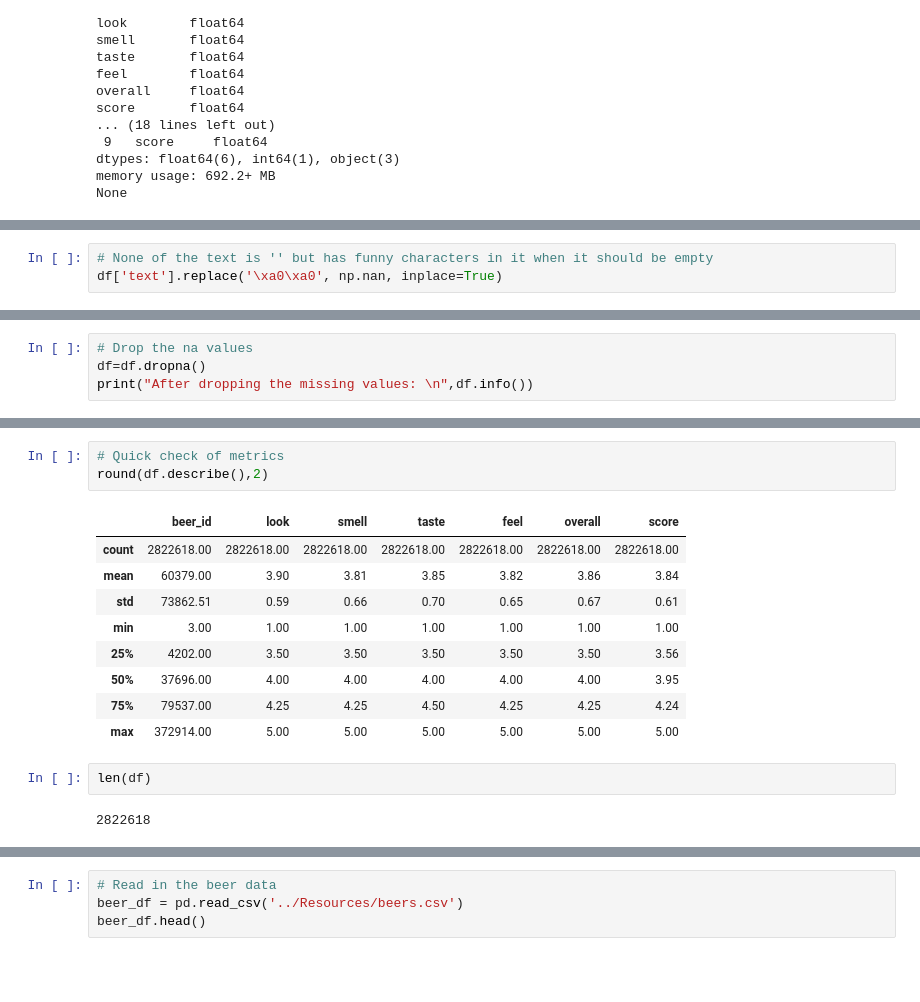
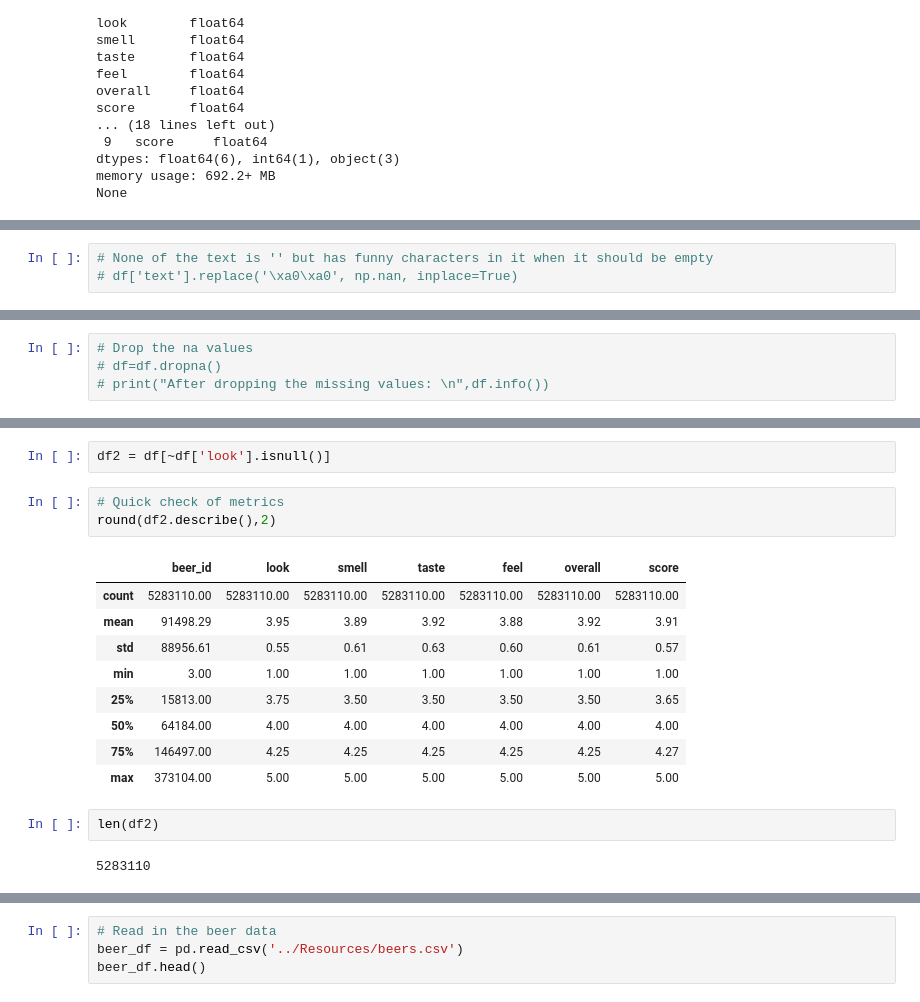
Before and after one commit to jenmusdat/BeerMachineLearning, a Jupyter notebook: Analysis/Jay-Beer-Data-Explore.ipynb, the cells around one changed output, grey strips where cells are left out. Drawn from its saved outputs; the diff is of its cells as text; blank space fills up the shorter version.

```diff
--- a/Analysis/Jay-Beer-Data-Explore.ipynb
+++ b/Analysis/Jay-Beer-Data-Explore.ipynb
@@ -49,4 +80,4 @@ None
 # %%
 # None of the text is '' but has funny characters in it when it should be empty
-df['text'].replace('\xa0\xa0', np.nan, inplace=True)
+# df['text'].replace('\xa0\xa0', np.nan, inplace=True)
 # %%
@@ -67,4 +85,4 @@ dtype: int64
 # %%
 # Drop the na values
-df=df.dropna()
-print("After dropping the missing values: \n",df.info())
+# df=df.dropna()
+# print("After dropping the missing values: \n",df.info())
@@ -111,17 +123,19 @@ df[df.duplicated(['beer_id', 'username'])]
+# %%
+df2 = df[~df['look'].isnull()]
 # %%
 # Quick check of metrics
-round(df.describe(),2)
+round(df2.describe(),2)
 # %% [output]
 |  | beer_id | look | smell | taste | feel | overall | score |
-| count | 2822618.00 | 2822618.00 | 2822618.00 | 2822618.00 | 2822618.00 | 2822618.00 | 2822618.00 |
-| mean | 60379.00 | 3.90 | 3.81 | 3.85 | 3.82 | 3.86 | 3.84 |
-| std | 73862.51 | 0.59 | 0.66 | 0.70 | 0.65 | 0.67 | 0.61 |
+| count | 5283110.00 | 5283110.00 | 5283110.00 | 5283110.00 | 5283110.00 | 5283110.00 | 5283110.00 |
+| mean | 91498.29 | 3.95 | 3.89 | 3.92 | 3.88 | 3.92 | 3.91 |
+| std | 88956.61 | 0.55 | 0.61 | 0.63 | 0.60 | 0.61 | 0.57 |
 | min | 3.00 | 1.00 | 1.00 | 1.00 | 1.00 | 1.00 | 1.00 |
-| 25% | 4202.00 | 3.50 | 3.50 | 3.50 | 3.50 | 3.50 | 3.56 |
-| 50% | 37696.00 | 4.00 | 4.00 | 4.00 | 4.00 | 4.00 | 3.95 |
-| 75% | 79537.00 | 4.25 | 4.25 | 4.50 | 4.25 | 4.25 | 4.24 |
-| max | 372914.00 | 5.00 | 5.00 | 5.00 | 5.00 | 5.00 | 5.00 |
+| 25% | 15813.00 | 3.75 | 3.50 | 3.50 | 3.50 | 3.50 | 3.65 |
+| 50% | 64184.00 | 4.00 | 4.00 | 4.00 | 4.00 | 4.00 | 4.00 |
+| 75% | 146497.00 | 4.25 | 4.25 | 4.25 | 4.25 | 4.25 | 4.27 |
+| max | 373104.00 | 5.00 | 5.00 | 5.00 | 5.00 | 5.00 | 5.00 |
 # %%
-len(df)
+len(df2)
 # %% [output]
-2822618
+5283110
```
Also changed, not shown: parts of 27 cells of this notebook.
